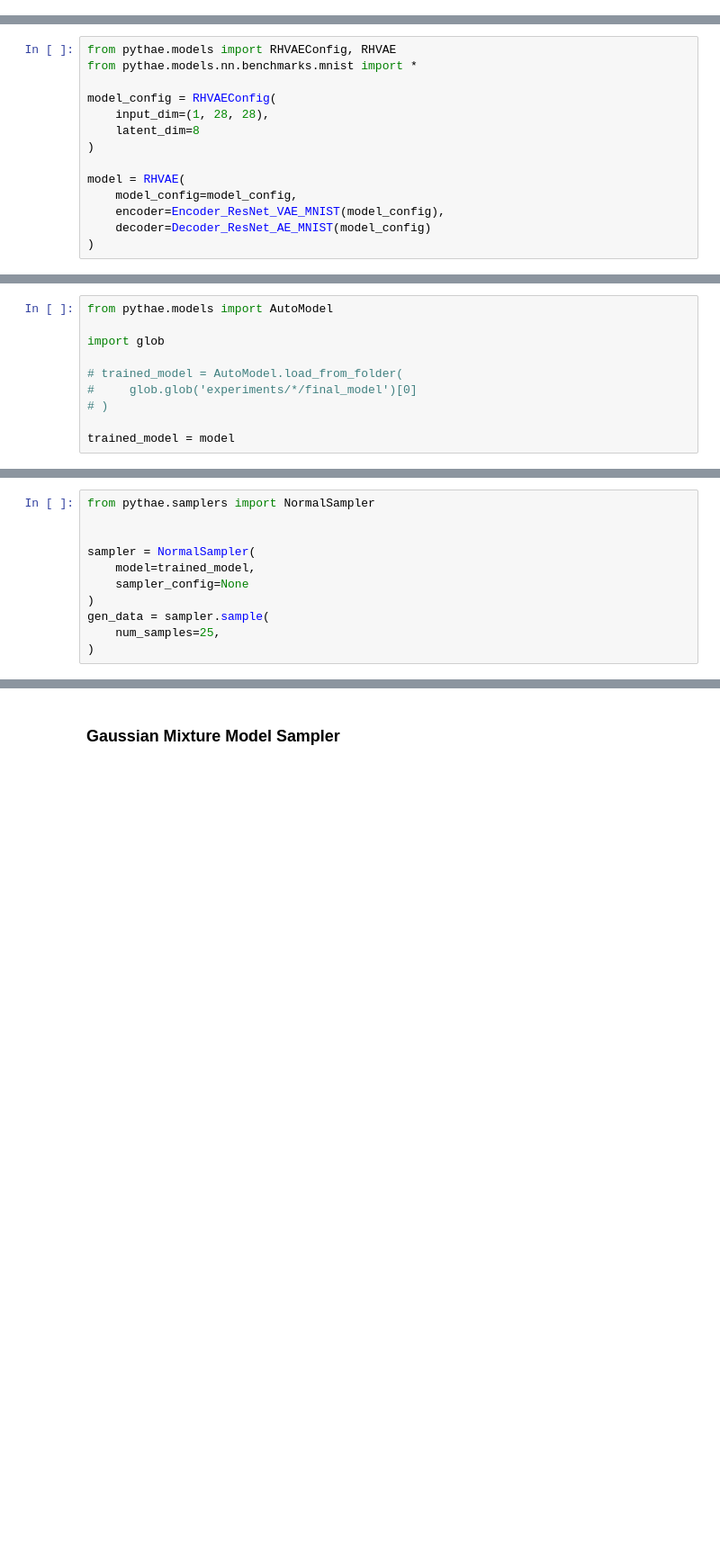
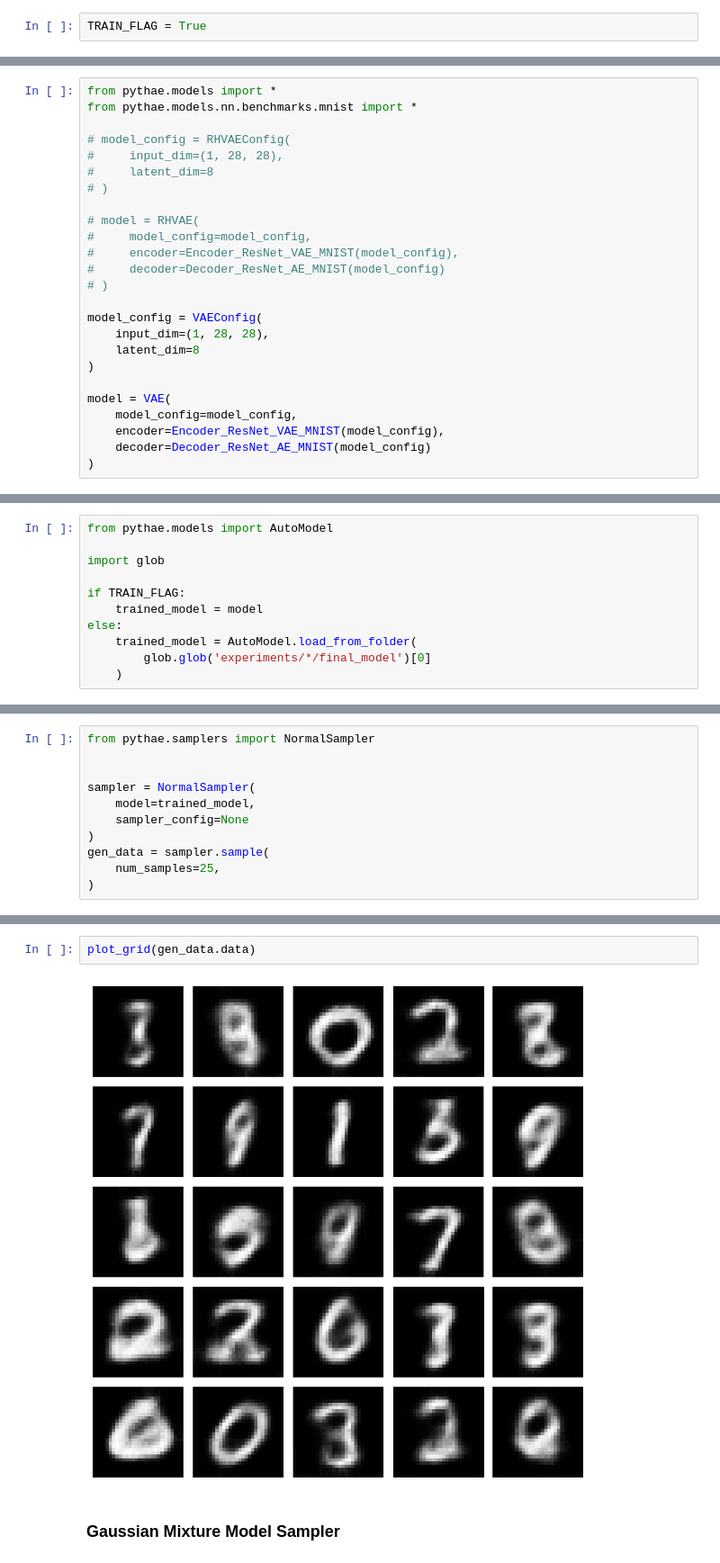
Before and after one commit to dmandache/ModelDegeneration, a Jupyter notebook: test_pythae.ipynb, the cells around one changed output, grey strips where cells are left out. Shown at 90% size. Drawn from its saved outputs; the diff is of its cells as text; blank space fills up the shorter version.

```diff
--- a/test_pythae.ipynb
+++ b/test_pythae.ipynb
@@ -6,6 +6,8 @@ To run this notebook you will need a Python version >=3.8
 ## Preliminaries: Setup environnement & Data
 # %%
 #%pip install pythae torchvision torch torchsummary matplotlib
+# %%
+TRAIN_FLAG = True
 # %%
 import matplotlib.pyplot as plt
 
@@ -101,15 +98,26 @@ plt.tight_layout()
 # %% [markdown]
 ## Step 1: Training a VAE with Pythae
 # %%
-from pythae.models import RHVAEConfig, RHVAE
+from pythae.models import *
 from pythae.models.nn.benchmarks.mnist import *
 
-model_config = RHVAEConfig(
+# model_config = RHVAEConfig(
+#     input_dim=(1, 28, 28),
+#     latent_dim=8
+# )
+
+# model = RHVAE(
+#     model_config=model_config,
+#     encoder=Encoder_ResNet_VAE_MNIST(model_config),
+#     decoder=Decoder_ResNet_AE_MNIST(model_config)
+# )
+
+model_config = VAEConfig(
     input_dim=(1, 28, 28),
     latent_dim=8
 )
 
-model = RHVAE(
+model = VAE(
     model_config=model_config,
     encoder=Encoder_ResNet_VAE_MNIST(model_config),
     decoder=Decoder_ResNet_AE_MNIST(model_config)
@@ -212,11 +256,12 @@ from pythae.models import AutoModel
 
 import glob
 
-# trained_model = AutoModel.load_from_folder(
-#     glob.glob('experiments/*/final_model')[0]
-# )
-
-trained_model = model
+if TRAIN_FLAG:
+    trained_model = model
+else:
+    trained_model = AutoModel.load_from_folder(
+        glob.glob('experiments/*/final_model')[0]
+    )
 # %% [markdown]
 ### Normal Sampler
 # %%
@@ -236,3 +278,7 @@ gen_data = sampler.sample(
+# %%
+plot_grid(gen_data.data)
+# %% [output]
+[figure, added]
 # %% [markdown]
 ### Gaussian Mixture Model Sampler
 # %%
```
Also changed, not shown: parts of 18 cells of this notebook, 2 other files.
